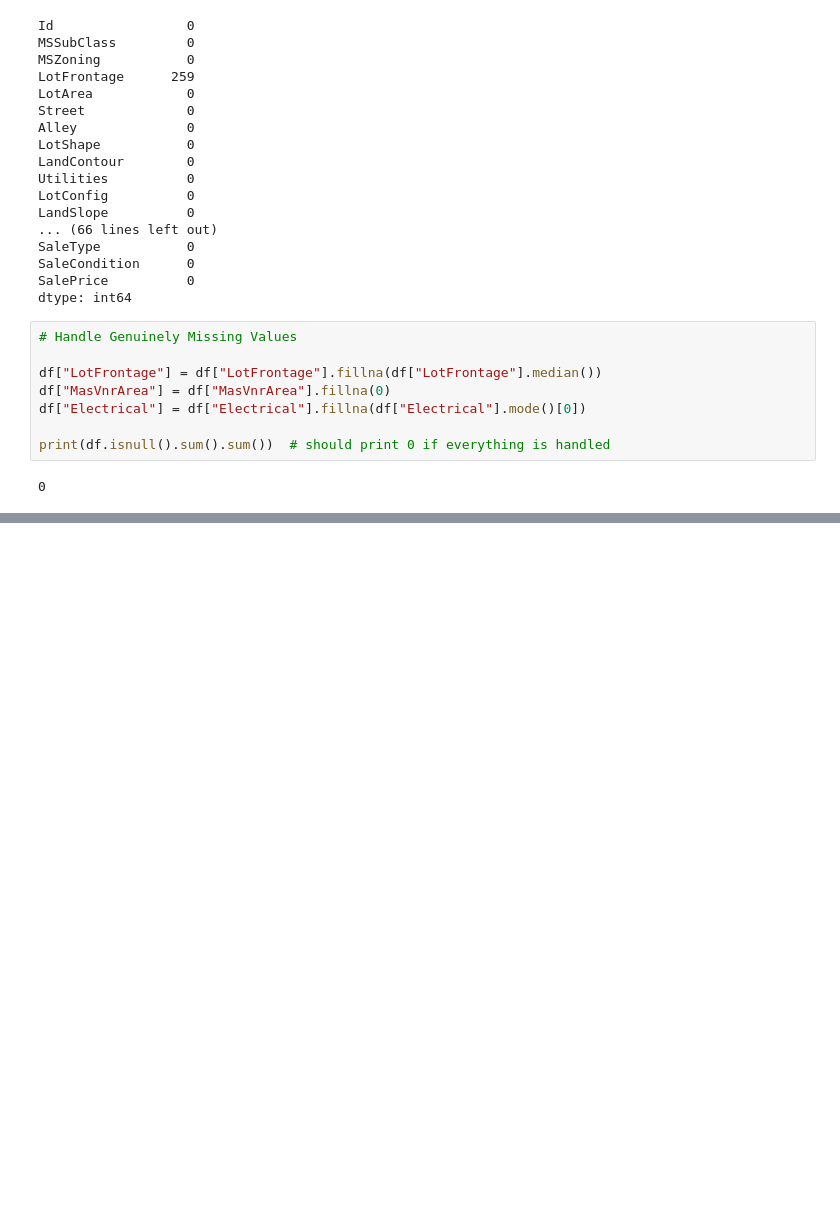
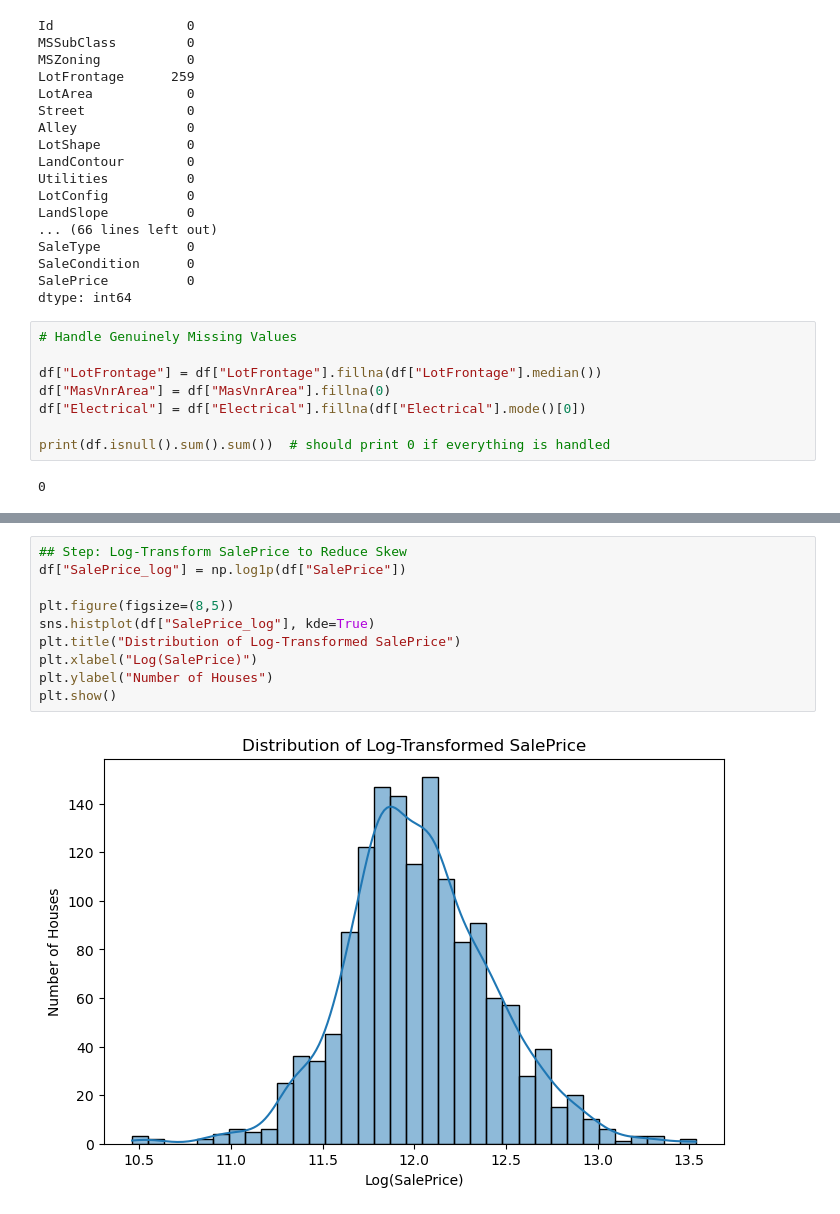
Before and after one commit to SabihaMetlo/betabytez-aiml-task3-sabiha, a Jupyter notebook: model/task3_house_price_prediction.ipynb.ipynb, the cells around one changed output, grey strips where cells are left out. Drawn from its saved outputs; the diff is of its cells as text; blank space fills up the shorter version.

```diff
--- a/model/task3_house_price_prediction.ipynb.ipynb
+++ b/model/task3_house_price_prediction.ipynb.ipynb
@@ -176,0 +195,12 @@ print(df.isnull().sum().sum())  # should print 0 if everything is handled
+# %%
+## Step: Log-Transform SalePrice to Reduce Skew
+df["SalePrice_log"] = np.log1p(df["SalePrice"])
+
+plt.figure(figsize=(8,5))
+sns.histplot(df["SalePrice_log"], kde=True)
+plt.title("Distribution of Log-Transformed SalePrice")
+plt.xlabel("Log(SalePrice)")
+plt.ylabel("Number of Houses")
+plt.show()
+# %% [output]
+[figure, added]
```
Also changed, not shown: parts of 3 cells of this notebook.
